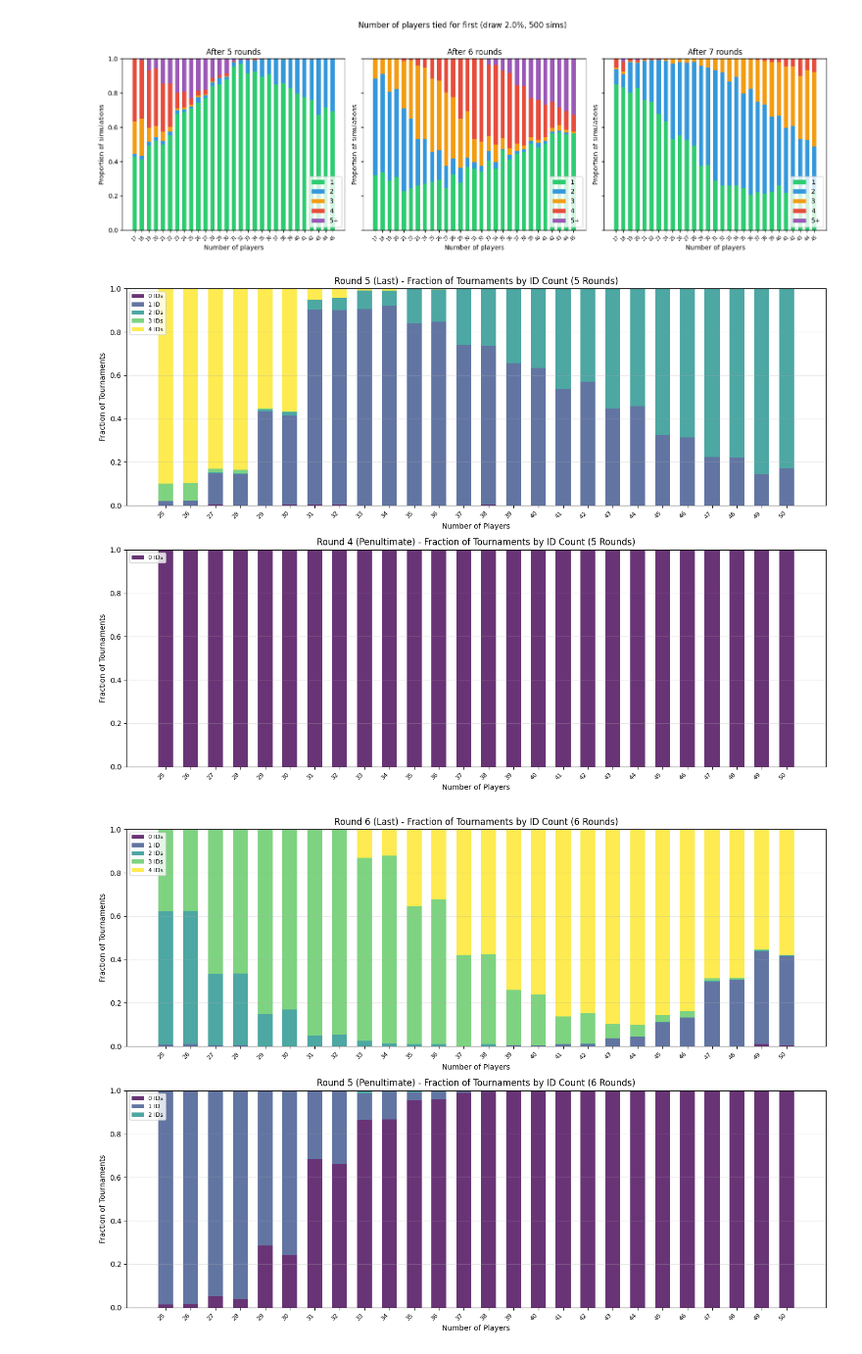
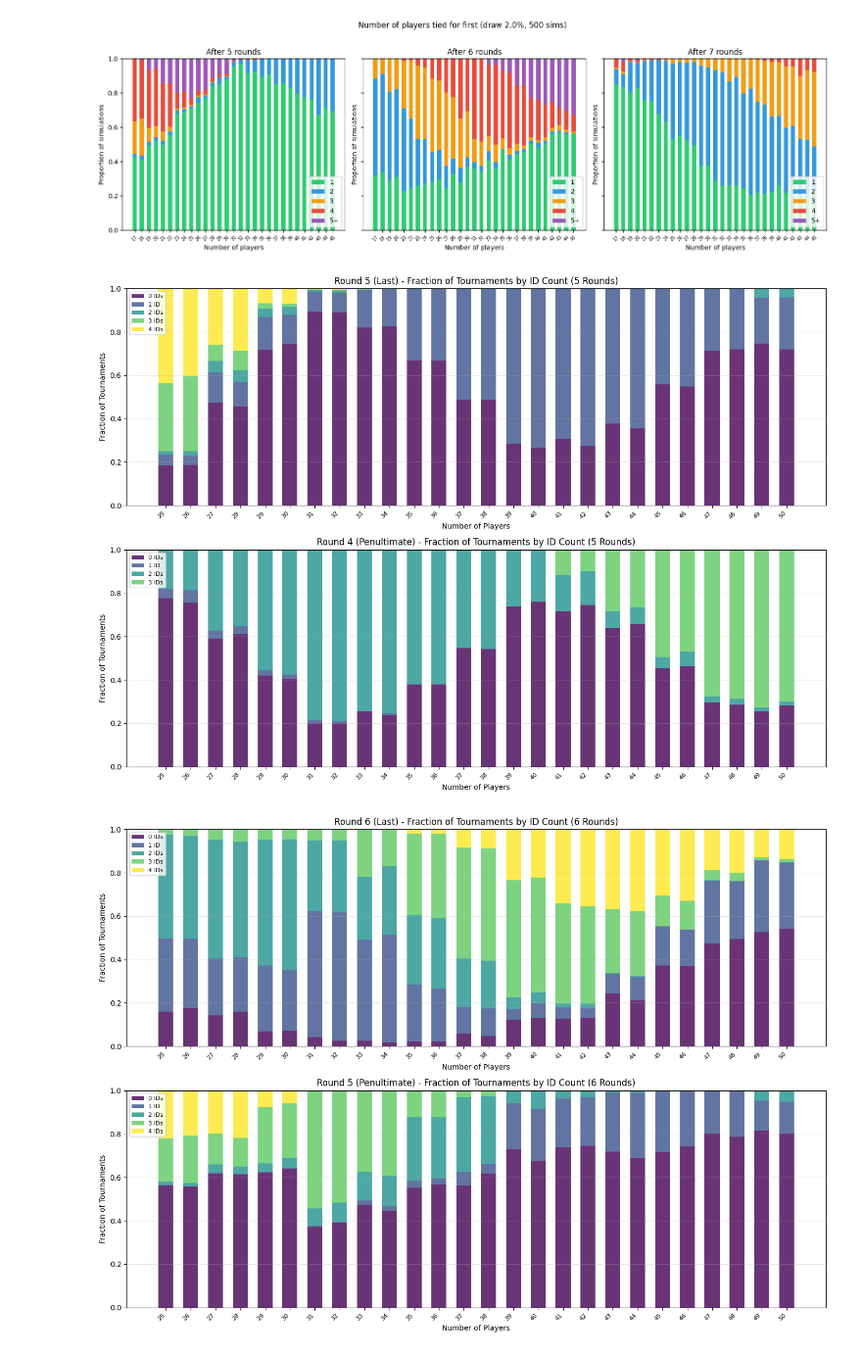
Before and after one commit to mosew/mtg-swiss-simulator, a Jupyter notebook: swiss-sim.ipynb, the cells around one changed output. Shown at 98% size. Cells and saved outputs as stored; diff of their text form; code cells hidden in the pictures.

Commit message:
Updated draw logic

```diff
--- a/swiss-sim.ipynb
+++ b/swiss-sim.ipynb
@@ -14,9 +5,4 @@ p = probability_single_leader(32, 5, 1.5, n_simulations=5000)
 # %%
-import matplotlib.pyplot as plt
-import numpy as np
-from tournament.tournament import TournamentSimulation
-
-
 def plot_count_at_top_distributions(
     data, player_counts, round_counts, draw_pct, n_simulations, title=None
 ):
@@ -62,6 +48,7 @@ def counts_to_distribution(counts, n_sims, max_bucket=5):
     return hist
 
 
+
 player_counts = list(range(17, 46))
 round_counts = [5, 6, 7]
 draw_pct = 2.0
@@ -70,10 +57,17 @@ max_rounds = max(round_counts)
 
 data = {}
 for n_players in player_counts:
-    per_round_counts, params = TournamentSimulation.run_with_round_snapshots(
-        n_players, max_rounds, draw_pct, n_simulations, seed=42
+    ts = TournamentSimulation(
+        num_players=n_players,
+        num_rounds=max_rounds,
+        draw_percent=draw_pct,
+        num_simulations=n_simulations,
+        allow_intentional_draws=False,
+        seed=42,
     )
-    n_sims = params["simulations"]
+    ts.run()
+    per_round_counts = ts.count_at_top_per_round
+    n_sims = ts.params["simulations"]
     for r in round_counts:
         if r in per_round_counts:
             data[(n_players, r)] = counts_to_distribution(per_round_counts[r], n_sims)
@@ -84,11 +78,6 @@ plot_count_at_top_distributions(
 # %% [output]
 [figure]
 # %%
-import matplotlib.pyplot as plt
-import numpy as np
-from tournament.tournament import TournamentSimulation
-
-
 def plot_id_distribution_by_players(rounds, draw_chance=2, simulations=1000, cut_size=8, seed=42):
     """Plot fraction of tournaments with specific ID counts per round vs player count."""
     player_counts = list(range(25, 51))
@@ -104,7 +93,7 @@ def plot_id_distribution_by_players(rounds, draw_chance=2, simulations=1000, cut
     all_id_counts = set()
 
     for players in player_counts:
-        per_round = TournamentSimulation.analyze_intentional_draws_per_round(
+        ts = TournamentSimulation(
             num_players=players,
             num_rounds=rounds,
             draw_percent=draw_chance,
@@ -112,6 +101,8 @@ def plot_id_distribution_by_players(rounds, draw_chance=2, simulations=1000, cut
             cut_size=cut_size,
             seed=seed,
         )
+        ts.run()
+        per_round = ts.id_distributions
 
         for round_num in [last_round, penultimate_round]:
             if round_num not in distributions:
@@ -162,32 +153,32 @@ def plot_id_distribution_by_players(rounds, draw_chance=2, simulations=1000, cut
         for id_count in all_id_counts:
             fractions = []
             for players in player_counts:
                 fraction = distributions[round_num][players].get(id_count, 0.0)
                 fractions.append(fraction)
 
             if any(fractions):  # Only plot if there's at least one non-zero value
                 ax.bar(x, fractions, width, bottom=bottom,
                       label=f'{id_count} ID{"s" if id_count != 1 else ""}',
                       alpha=0.8, color=colors[all_id_counts.index(id_count)])
                 bottom += np.array(fractions)
 
         ax.set_xlabel('Number of Players', fontsize=10)
         ax.set_ylabel('Fraction of Tournaments', fontsize=10)
         ax.set_title(f'{round_label} - Fraction of Tournaments by ID Count ({rounds} Rounds)', fontsize=12)
         ax.set_xticks(x)
         ax.set_xticklabels(player_counts, rotation=45, ha='right', fontsize=8)
         ax.set_ylim([0, 1])
         ax.legend(loc='upper left', fontsize=8, ncol=1)
         ax.grid(True, alpha=0.3, axis='y')
 
     plt.tight_layout()
     return fig
 
 # Create plots for rounds=5 and rounds=6
 fig1 = plot_id_distribution_by_players(rounds=5)
 fig2 = plot_id_distribution_by_players(rounds=6)
 
 plt.show()
 # %% [output]
-[figure, old version]
+[figure, new version]
-[figure, old version]
+[figure, new version]
```
Also changed, not shown: parts of 4 cells of this notebook, 4 other files.
